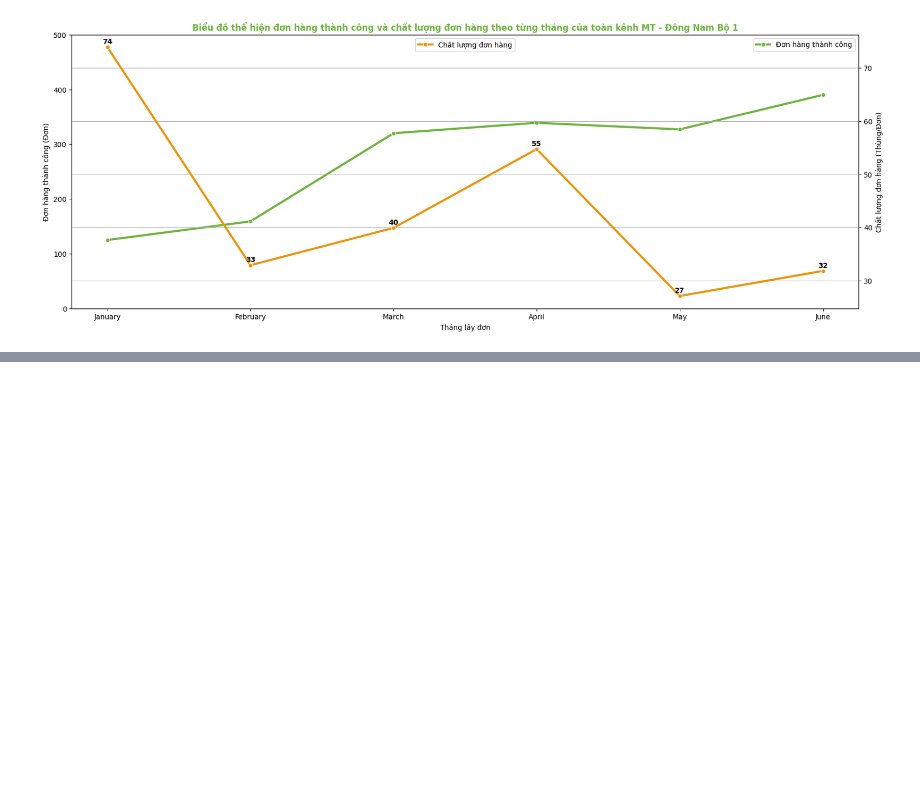
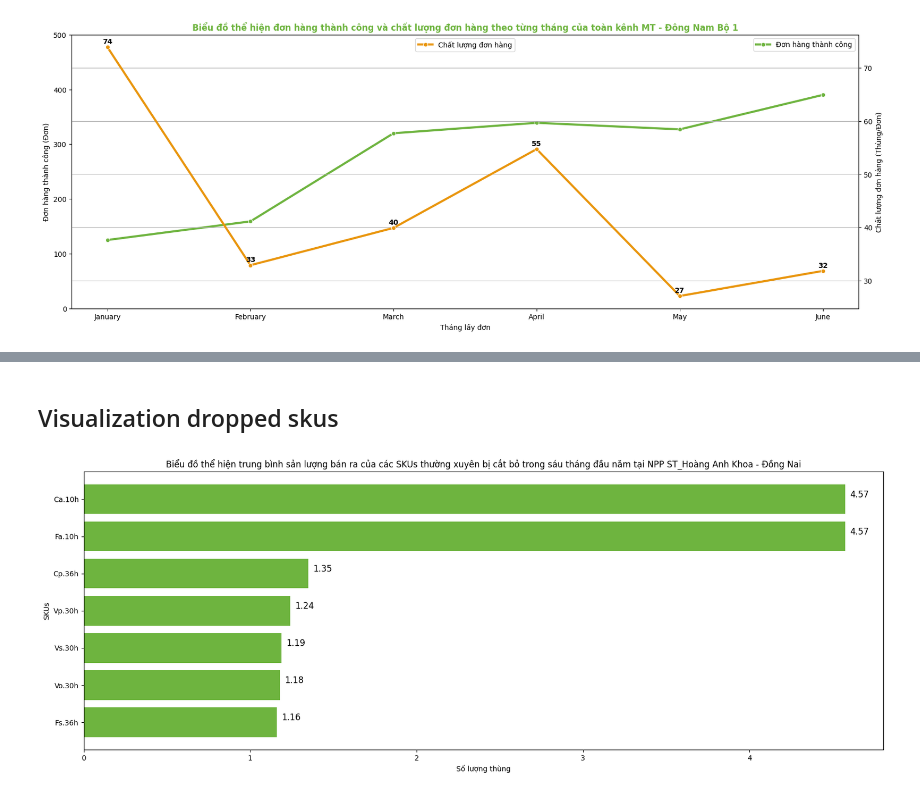
Before and after one commit to le0na123/Sales-in-first-six-year-of-soyamilk-company, a Jupyter notebook: first_six_months.ipynb, the cells around one changed output, grey strips where cells are left out. Saved outputs shown, nothing was run; the diff lists cells and outputs as text; code cells hidden in the pictures; blank space fills up the shorter version.

```diff
--- a/first_six_months.ipynb
+++ b/first_six_months.ipynb
@@ -155,0 +196,20 @@ for t, z in zip(orders['Tháng lấy đơn'], orders['Chất lượng đơn hàn
+# %%
+skusDrop = ['Ca.10h', 'Vp.30h', 'Vs.30h', 'Vo.30h', 'Fs.36h', 'Fa.10h', 'Cp.36h']
+
+df_drop = df[(df['Tên sản phẩm'].isin(skusDrop)) & (df['Tên NPP'] == 'ST_Hoàng Anh Khoa - Đồng Nai')]
+# %% [markdown]
+## Visualization dropped skus
+# %%
+df_drop_sum = df_drop.groupby('Tên sản phẩm').agg({'Hàng bán (Thùng)': 'mean'}).reset_index()
+# df_drop_sum['Trung bình'] = round(df_drop_sum['Hàng bán (Thùng)'] / 6, 2)
+df_drop_sum = df_drop_sum.sort_values('Hàng bán (Thùng)', ascending=True)
+plt.figure(figsize=(20,7))
+plt.barh(df_drop_sum['Tên sản phẩm'], df_drop_sum['Hàng bán (Thùng)'], color='#6EB43F')
+plt.title(f'Biểu đồ thể hiện trung bình sản lượng bán ra của các SKUs thường xuyên bị cắt bỏ trong sáu tháng đầu năm tại NPP {df_drop['Tên NPP'].unique()[0]}')
+plt.xlabel('Số lượng thùng')
+plt.ylabel('SKUs')
+for x, y in zip(df_drop_sum['Tên sản phẩm'], df_drop_sum['Hàng bán (Thùng)']):
+    label = "{:,.2f}".format(y)  # Định dạng số thập phân cho label
+    plt.annotate(label, xy=(y, x), textcoords='offset points', xytext=(20,3), ha='center', color='#000', fontsize = 12, fontweight = '500');
+# %% [output]
+[figure, added]
```
Also changed, not shown: parts of 10 cells of this notebook, 2 other files.
